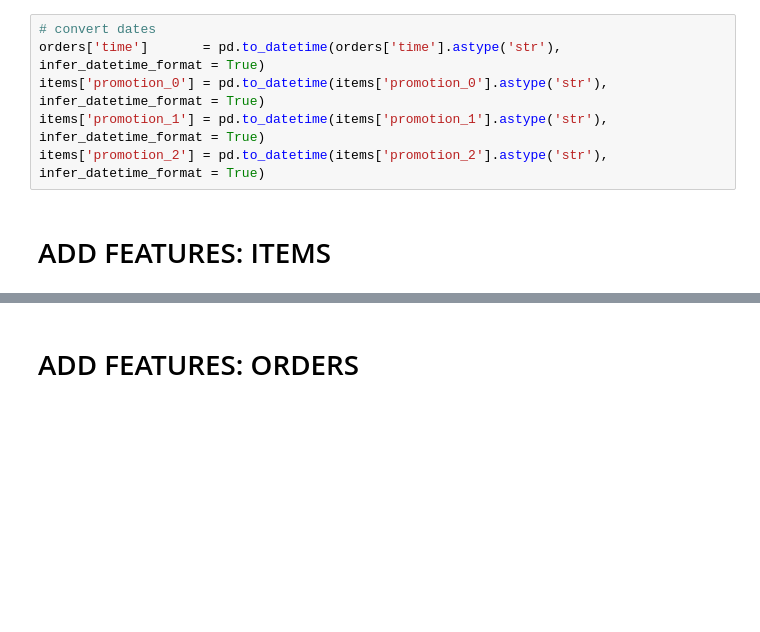
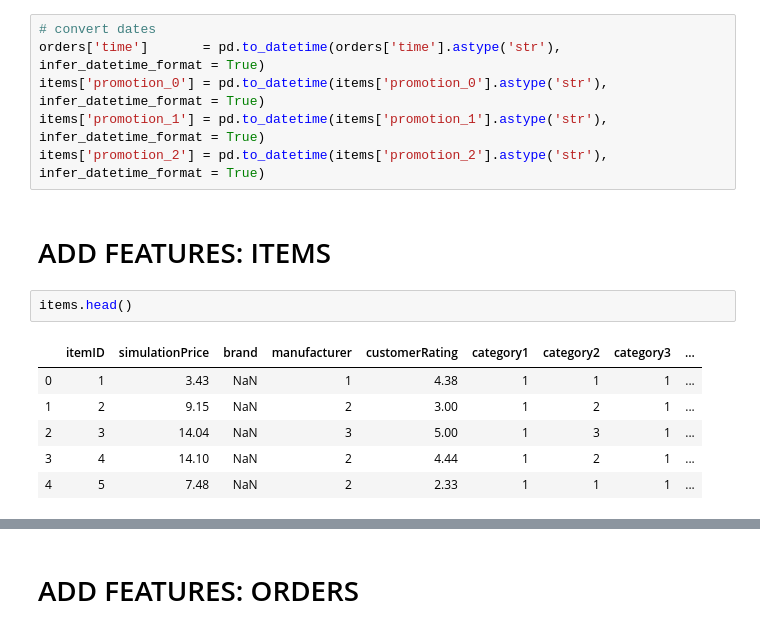
Before and after one commit to kozodoi/DMC_2020, a Jupyter notebook: codes/code_02_add_feats.ipynb, the cells around one changed output, grey strips where cells are left out. Drawn from its saved outputs; the diff is of its cells as text; blank space fills up the shorter version.

```diff
--- a/codes/code_02_add_feats.ipynb
+++ b/codes/code_02_add_feats.ipynb
@@ -50,6 +63,15 @@ items['promotion_1'] = pd.to_datetime(items['promotion_1'].astype('str'), infer_
 items['promotion_2'] = pd.to_datetime(items['promotion_2'].astype('str'), infer_datetime_format = True)
 # %% [markdown]
 # ADD FEATURES: ITEMS
+# %%
+items.head()
+# %% [output]
+|  | itemID | simulationPrice | brand | manufacturer | customerRating | category1 | category2 | category3 | ... |
+| 0 | 1 | 3.43 | NaN | 1 | 4.38 | 1 | 1 | 1 | ... |
+| 1 | 2 | 9.15 | NaN | 2 | 3.00 | 1 | 2 | 1 | ... |
+| 2 | 3 | 14.04 | NaN | 3 | 5.00 | 1 | 3 | 1 | ... |
+| 3 | 4 | 14.10 | NaN | 2 | 4.44 | 1 | 2 | 1 | ... |
+| 4 | 5 | 7.48 | NaN | 2 | 2.33 | 1 | 1 | 1 | ... |
 # %%
 # price ratio
 items['price_ratio'] = items['simulationPrice'] / items['recommendedRetailPrice']
```
Also changed, not shown: parts of 13 cells of this notebook.
